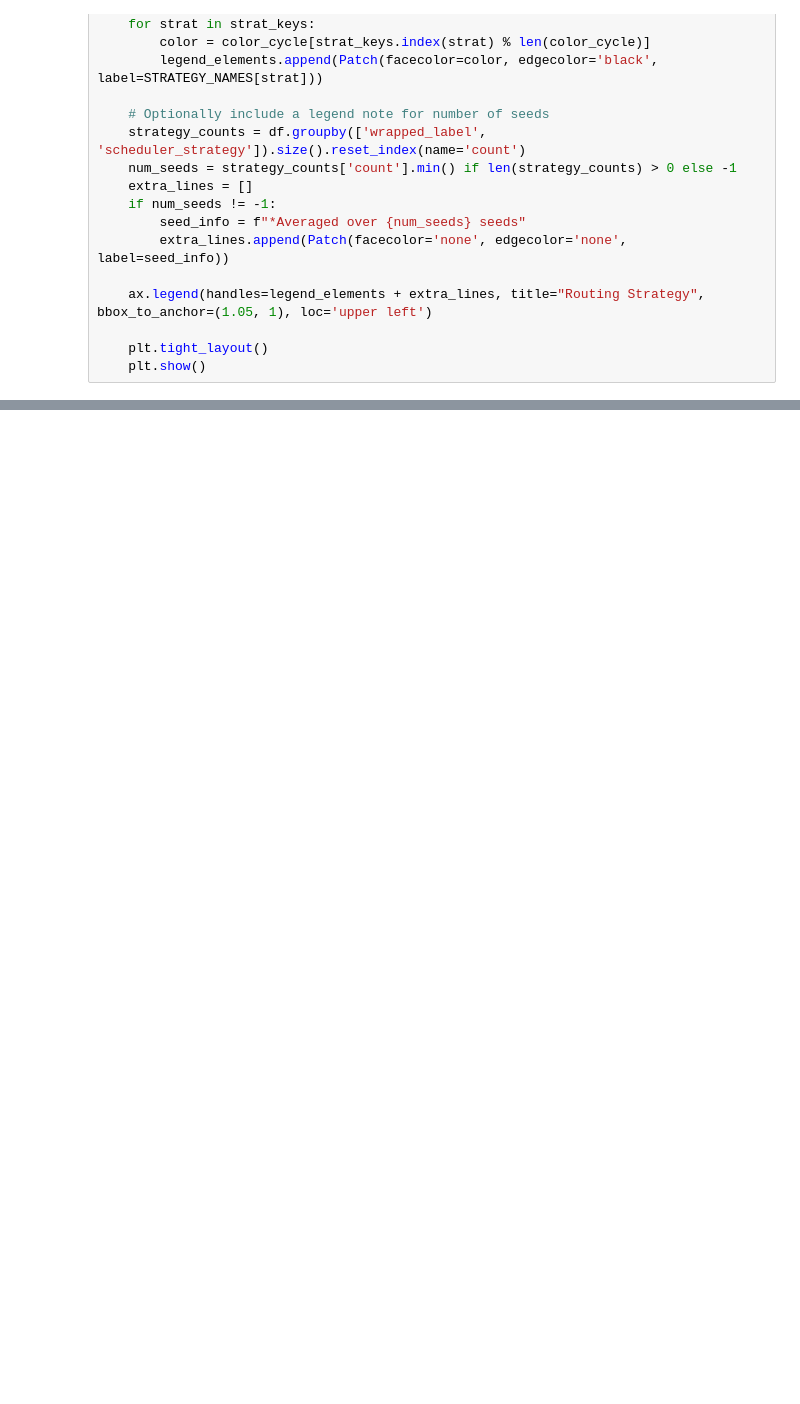
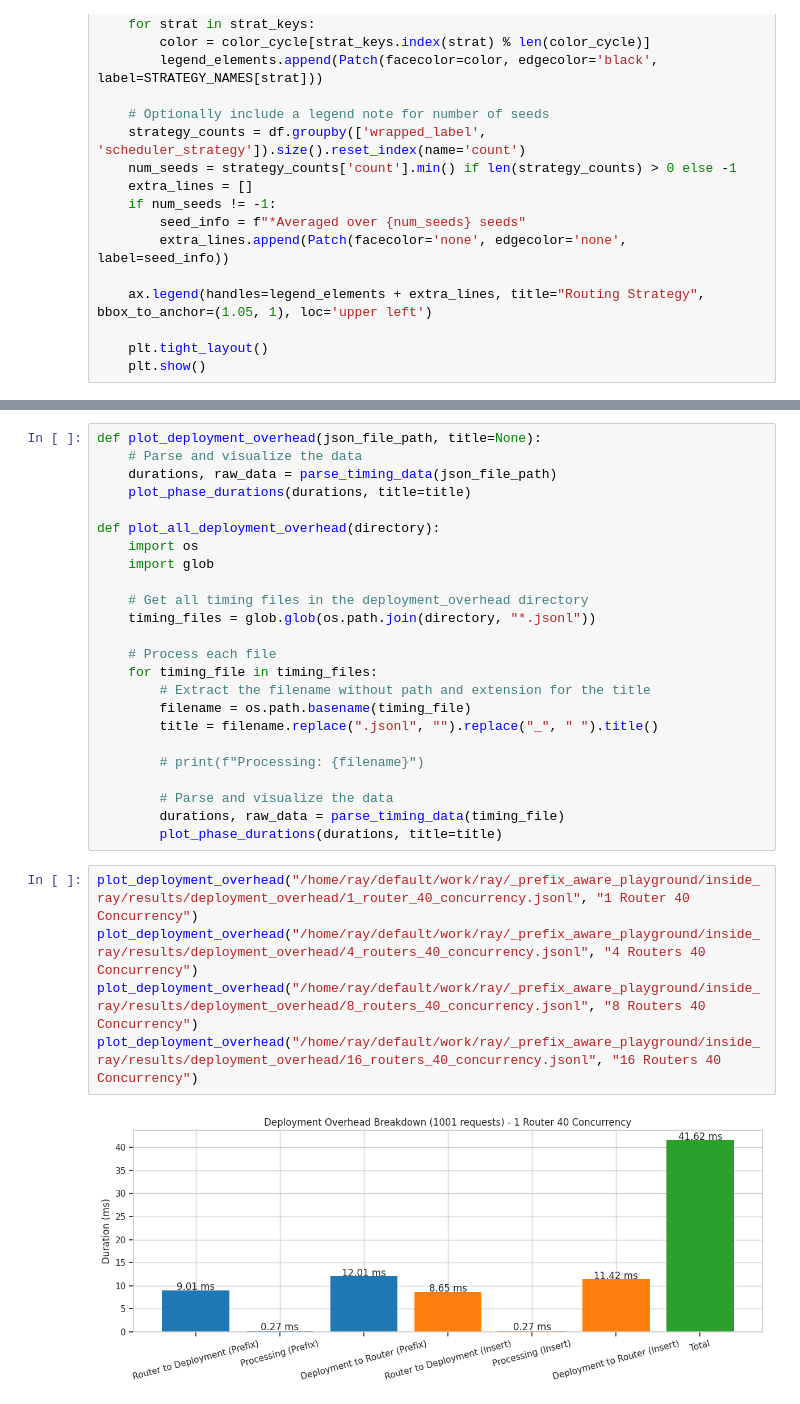
Before and after one commit to jujipotle/ray, a Jupyter notebook: _prefix_aware_playground/shared/visualize_results.ipynb, the cells around one changed output, grey strips where cells are left out. Drawn from its saved outputs; the diff is of its cells as text; blank space fills up the shorter version.

```diff
--- a/_prefix_aware_playground/shared/visualize_results.ipynb
+++ b/_prefix_aware_playground/shared/visualize_results.ipynb
@@ -974,0 +1105,31 @@ def plot_vllm_metric_timeseries(
+# %%
+def plot_deployment_overhead(json_file_path, title=None):
+    # Parse and visualize the data
+    durations, raw_data = parse_timing_data(json_file_path)
+    plot_phase_durations(durations, title=title)
+
+def plot_all_deployment_overhead(directory):
+    import os
+    import glob
+
+    # Get all timing files in the deployment_overhead directory
+    timing_files = glob.glob(os.path.join(directory, "*.jsonl"))
+
+    # Process each file
+    for timing_file in timing_files:
+        # Extract the filename without path and extension for the title
+        filename = os.path.basename(timing_file)
+        title = filename.replace(".jsonl", "").replace("_", " ").title()
+
+        # print(f"Processing: {filename}")
+
+        # Parse and visualize the data
+        durations, raw_data = parse_timing_data(timing_file)
+        plot_phase_durations(durations, title=title)
+# %%
+plot_deployment_overhead("/home/ray/default/work/ray/_prefix_aware_playground/inside_ray/results/deployment_overhead/1_router_40_concurrency.jsonl", "1 Router 40 Concurrency")
+plot_deployment_overhead("/home/ray/default/work/ray/_prefix_aware_playground/inside_ray/results/deployment_overhead/4_routers_40_concurrency.jsonl", "4 Routers 40 Concurrency")
+plot_deployment_overhead("/home/ray/default/work/ray/_prefix_aware_playground/inside_ray/results/deployment_overhead/8_routers_40_concurrency.jsonl", "8 Routers 40 Concurrency")
+plot_deployment_overhead("/home/ray/default/work/ray/_prefix_aware_playground/inside_ray/results/deployment_overhead/16_routers_40_concurrency.jsonl", "16 Routers 40 Concurrency")
+# %% [output]
+[figure, added]
```
Also changed, not shown: parts of 14 cells of this notebook, 23 other files.
